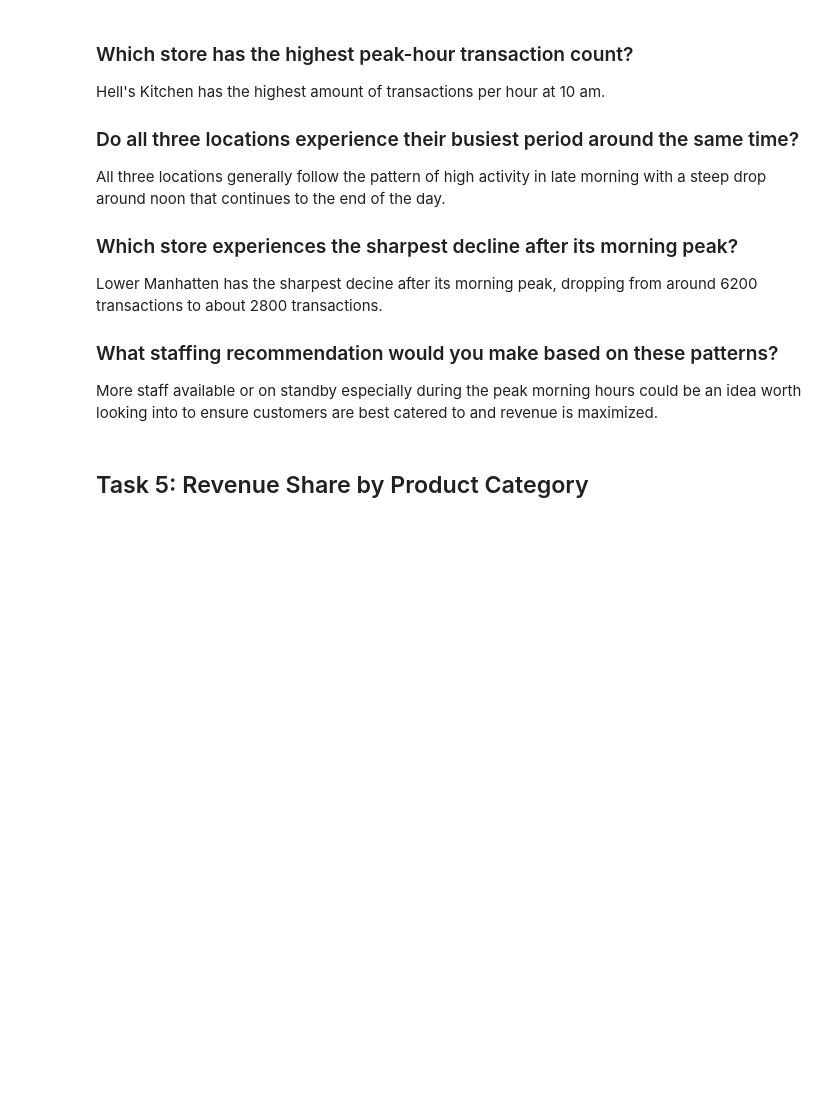
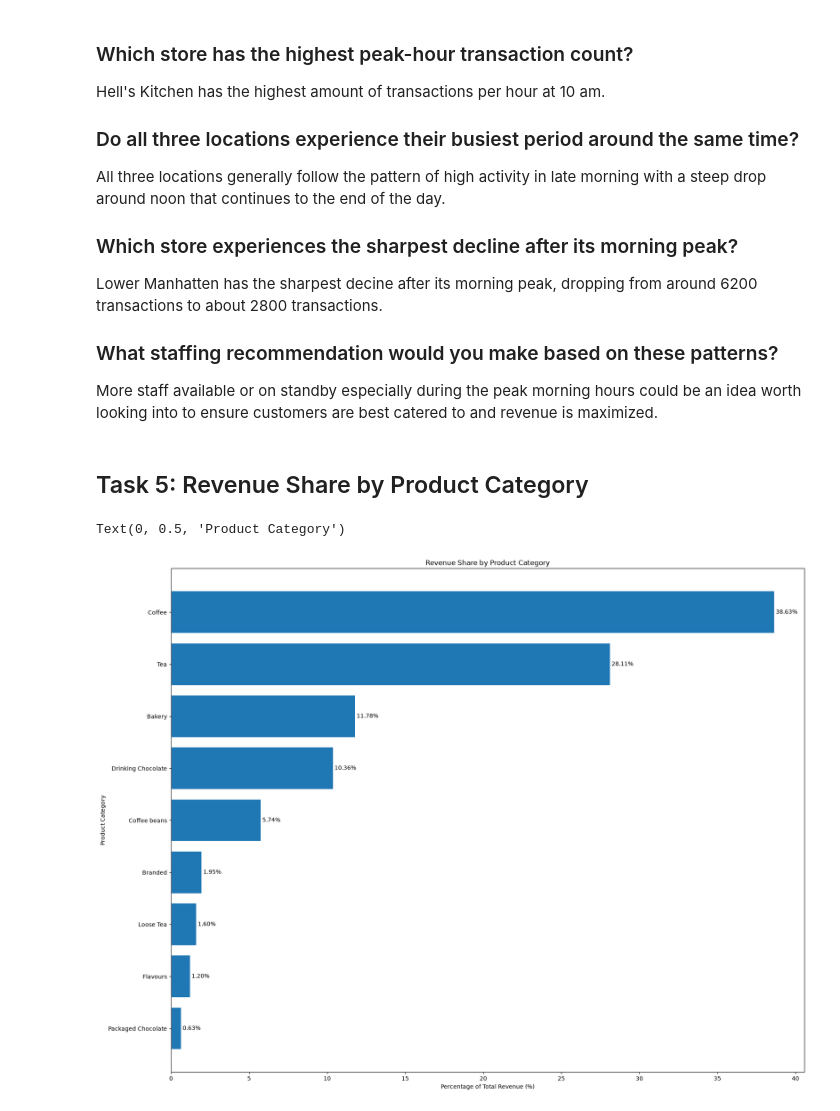
Before and after one commit to ebaprk/Coffee-Shop-Analysis, a Jupyter notebook: notebook/03_visualization.ipynb, the cells around one changed output. Drawn from its saved outputs; the diff is of its cells as text; code cells hidden in the pictures; blank space fills up the shorter version.

Commit message:
Chart 5

```diff
--- a/notebook/03_visualization.ipynb
+++ b/notebook/03_visualization.ipynb
@@ -214,3 +214,31 @@ Lower Manhatten has the sharpest decine after its morning peak, dropping from ar
 More staff available or on standby especially during the peak morning hours could be an idea worth looking into to ensure customers are best catered to and revenue is maximized.
 # %% [markdown]
 ## Task 5: Revenue Share by Product Category
+# %%
+temp = df.groupby("product_category")["line_revenue"].sum().sort_values(ascending=False)
+temp = temp.to_frame(name = "revenue")
+temp["percentage"] = (
+    temp["revenue"] / temp["revenue"].sum() * 100
+).round(2)
+temp = temp.sort_values(by = "percentage")
+# Create the chart
+plt.figure(figsize=(20, 16))
+
+bars = plt.barh(
+    temp.index,
+    temp["percentage"]
+)
+
+plt.bar_label(
+    bars,
+    labels=[f"{v:.2f}%" for v in temp["percentage"]],
+    padding=3
+)
+
+# Add chart title and axis labels
+plt.title("Revenue Share by Product Category")
+plt.xlabel("Percentage of Total Revenue (%)")
+plt.ylabel("Product Category")
+# %% [output]
+Text(0, 0.5, 'Product Category')
+[figure, added]
```
Also changed, not shown: parts of 1 cell of this notebook.
